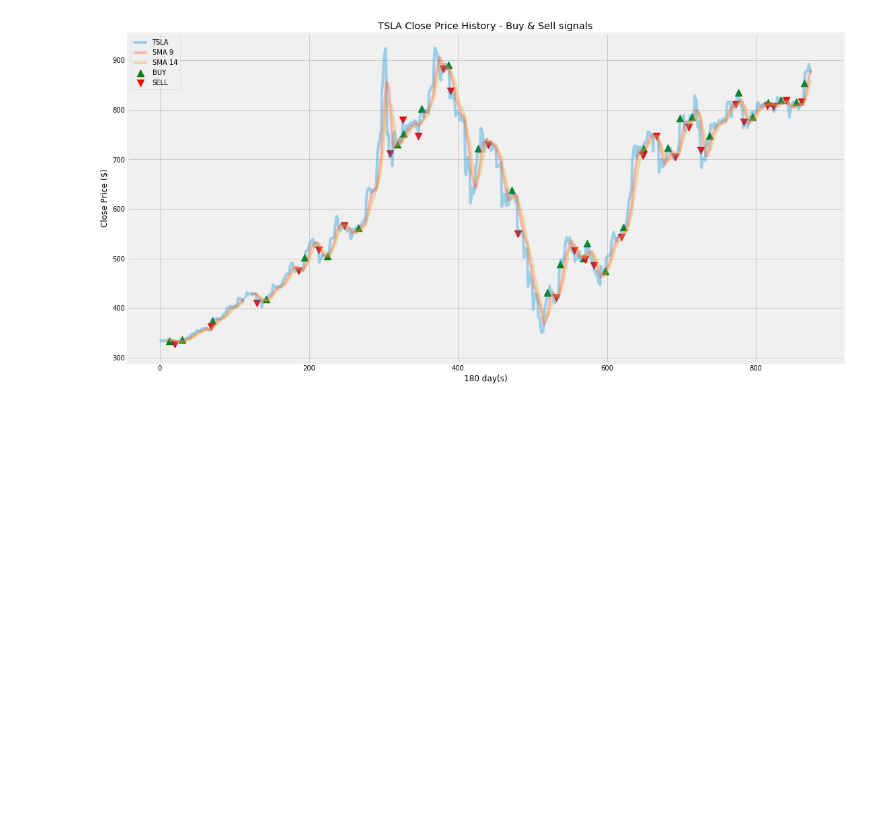
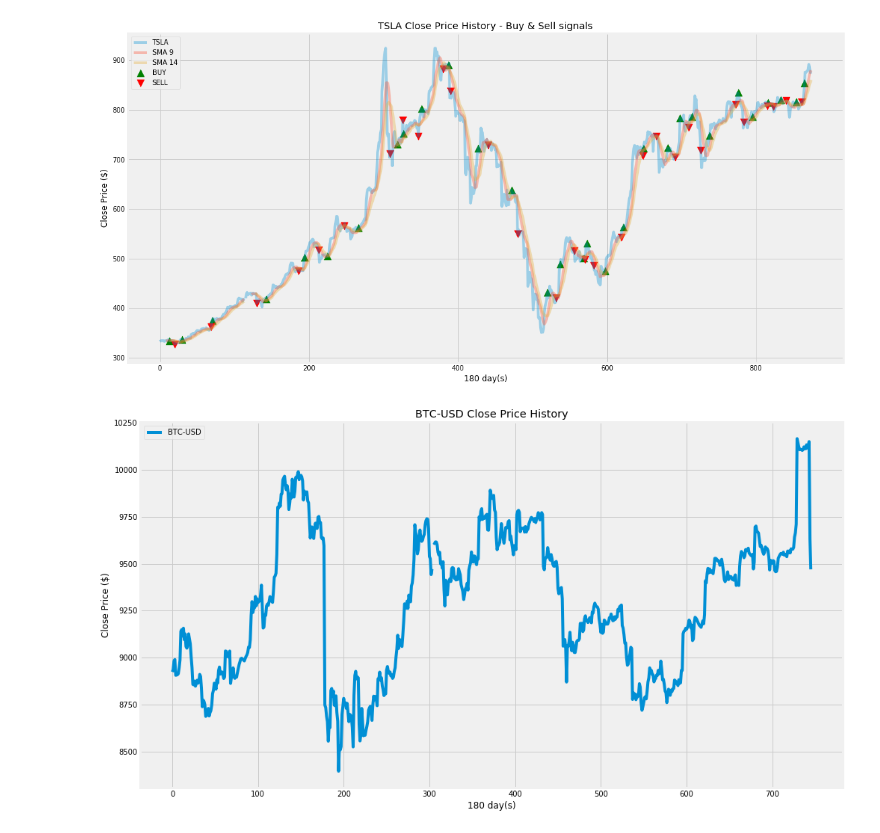
Before and after one commit to francose/algorithmicTrading, a Jupyter notebook: algorithmicTrading.ipynb, the cells around one changed output. Saved outputs shown, nothing was run; the diff lists cells and outputs as text; code cells hidden in the pictures; blank space fills up the shorter version.

```diff
--- a/algorithmicTrading.ipynb
+++ b/algorithmicTrading.ipynb
@@ -380,3 +380,28 @@ plt.legend(loc='upper left')
 plt.show()
 # %% [output]
 [figure]
+# %%
+url = createURL("BTC-USD", "1mo", "1h")
+req = requests.get(url).json()
+_rawcolumn_names = list(req['chart']['result'][0])
+values = req['chart']['result'][0][_rawcolumn_names[2]]['quote'][0]
+cols = list(values.keys())
+
+# Create Dataframe
+df = pd.DataFrame(columns=cols)
+df[cols[0]] = values['high']
+df[cols[1]] = values['open']
+df[cols[2]] = values['close']
+df[cols[3]] = values['volume']
+df[cols[4]] = values['low']
+# %%
+# Plotting the data
+plt.figure(figsize=(15, 9))
+plt.plot(df['close'], label="BTC-USD")
+plt.title("BTC-USD Close Price History")
+plt.xlabel('180 day(s)')
+plt.ylabel('Close Price ($)')
+plt.legend(loc="upper left")
+plt.show()
+# %% [output]
+[figure, added]
```
Also changed, not shown: parts of 7 cells of this notebook.
